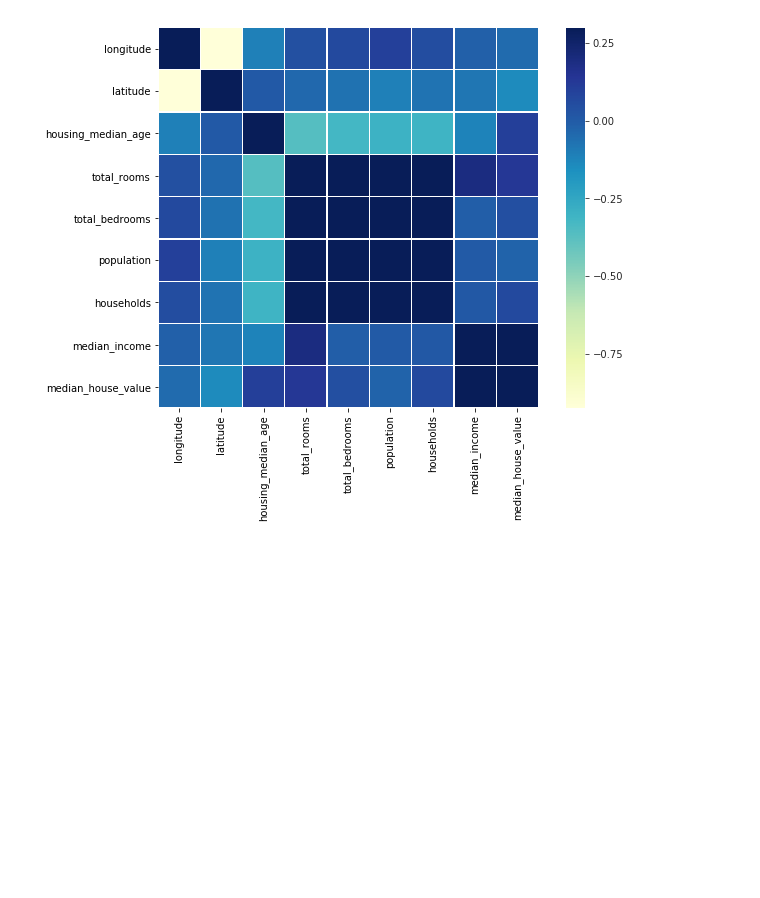
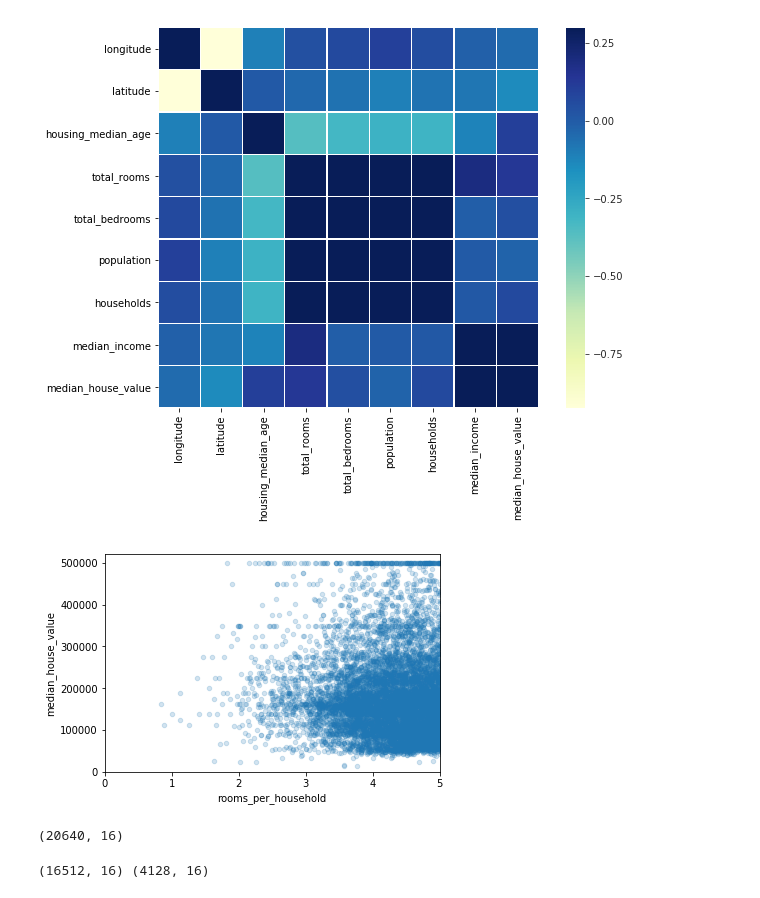
Before and after one commit to iamslash/examplesofml, a Jupyter notebook: scikitlearn/scikitlearn_HousePrices.ipynb, the cells around one changed output. Cells and saved outputs as stored; diff of their text form; code cells hidden in the pictures; blank space fills up the shorter version.

```diff
--- a/scikitlearn/scikitlearn_HousePrices.ipynb
+++ b/scikitlearn/scikitlearn_HousePrices.ipynb
@@ -96,3 +110,13 @@ with sns.axes_style("white"):
   sns.heatmap(corr, vmax=.3, cmap='YlGnBu', square=True, linewidths=.3)
 # %% [output]
 [figure]
+# %%
+df_housing["rooms_per_household"]      = df_housing["total_rooms"]/df_housing["households"]
+df_housing["bedrooms_per_room"]        = df_housing["total_bedrooms"]/df_housing["total_rooms"]
+df_housing["population_per_household"] = df_housing["population"]/df_housing["households"]
+# %%
+df_housing.plot.scatter(x='rooms_per_household', y='median_house_value', alpha=0.2)
+plt.axis([0, 5, 0, 520000])
+plt.show()
+# %% [output]
+[figure, added]
@@ -98,0 +135,12 @@ with sns.axes_style("white"):
+# %%
+scaler = StandardScaler()
+df_X = scaler.fit_transform(df_X)
+df_X.shape
+# %% [output]
+(20640, 16)
+# %%
+# split data with train, test datasets
+df_X_tr, df_X_te, df_Y_tr, df_Y_te = train_test_split(df_X, df_Y, test_size=0.2, random_state=42)
+print(df_X_tr.shape, df_X_te.shape)
+# %% [output]
+(16512, 16) (4128, 16)
```
Also changed, not shown: parts of 26 cells of this notebook.
